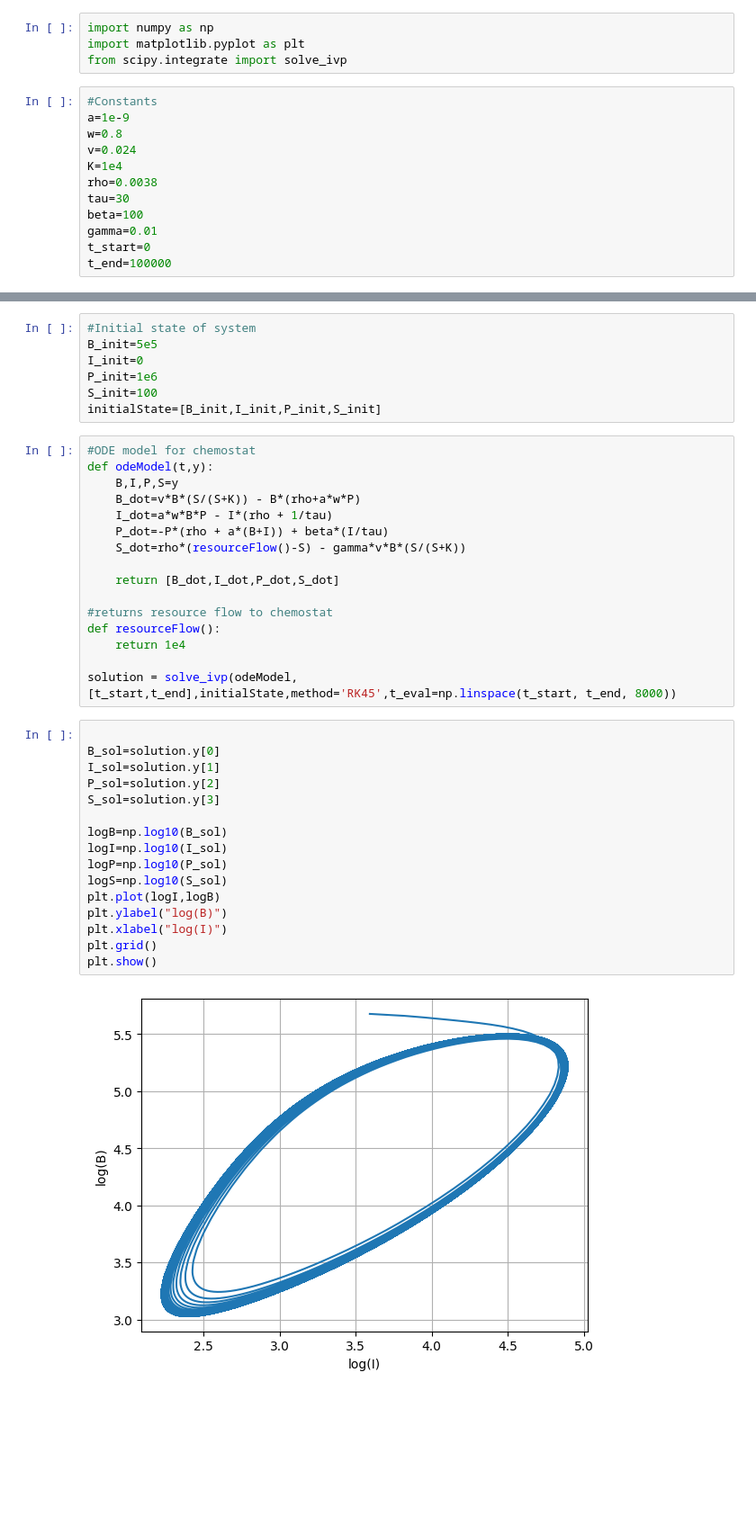
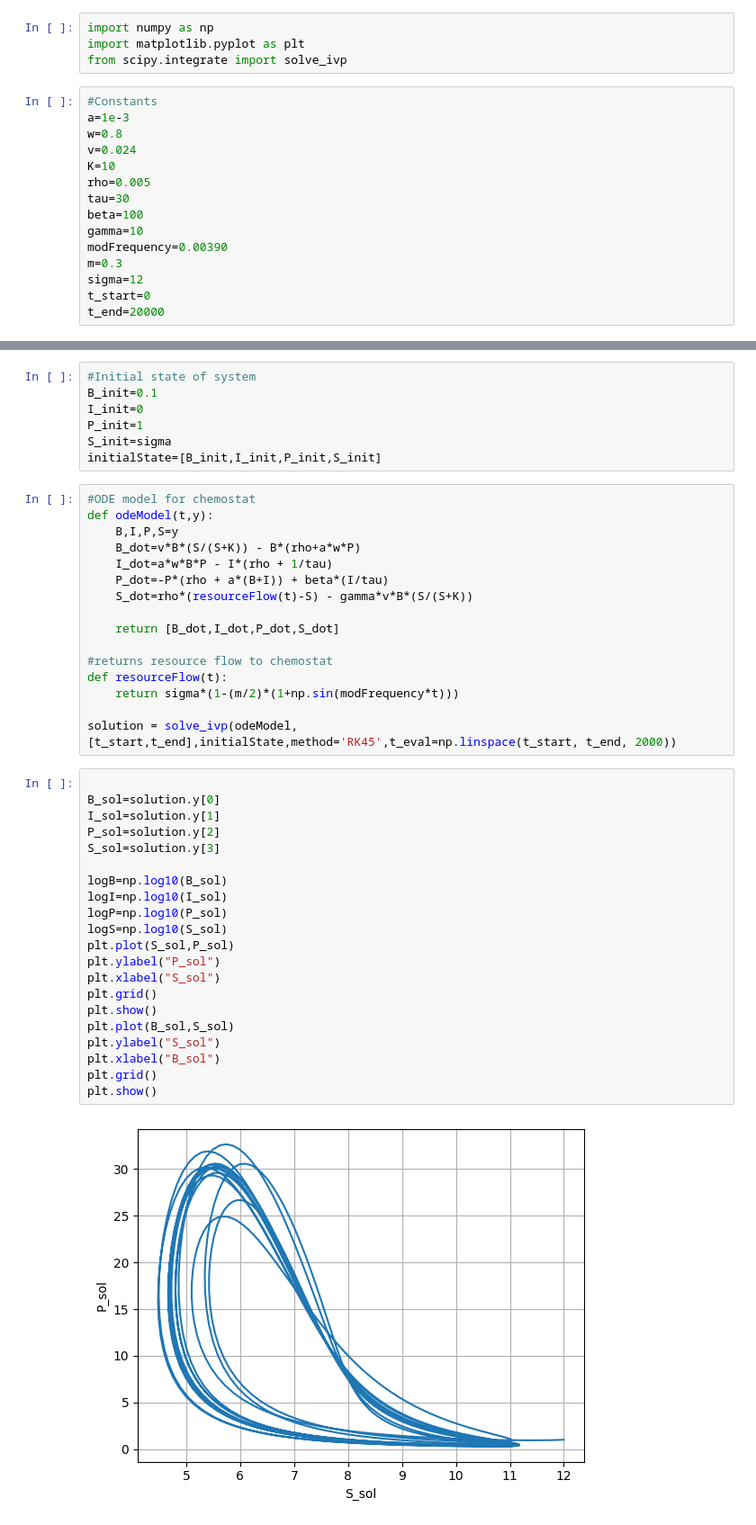
Before and after one commit to FredRobs/Bacteria-and-Viruses, a Jupyter notebook: FirstPaper2.ipynb, the cells around one changed output, grey strips where cells are left out. Shown at 90% size. Cells and saved outputs as stored; diff of their text form; blank space fills up the shorter version.

```diff
--- a/FirstPaper2.ipynb
+++ b/FirstPaper2.ipynb
@@ -4,13 +4,16 @@ import matplotlib.pyplot as plt
 from scipy.integrate import solve_ivp
 # %%
 #Constants
-a=1e-9
+a=1e-3
 w=0.8
 v=0.024
-K=1e4
-rho=0.0038
+K=10
+rho=0.005
 tau=30
 beta=100
-gamma=0.01
+gamma=10
+modFrequency=0.00390
+m=0.3
+sigma=12
 t_start=0
-t_end=100000
+t_end=20000
@@ -17,9 +23,9 @@ t_end=100000
 # %%
 #Initial state of system
-B_init=5e5
+B_init=0.1
 I_init=0
-P_init=1e6
-S_init=100
+P_init=1
+S_init=sigma
 initialState=[B_init,I_init,P_init,S_init]
 # %%
 #ODE model for chemostat
@@ -28,30 +34,35 @@ def odeModel(t,y):
     B_dot=v*B*(S/(S+K)) - B*(rho+a*w*P)
     I_dot=a*w*B*P - I*(rho + 1/tau)
     P_dot=-P*(rho + a*(B+I)) + beta*(I/tau)
-    S_dot=rho*(resourceFlow()-S) - gamma*v*B*(S/(S+K))
+    S_dot=rho*(resourceFlow(t)-S) - gamma*v*B*(S/(S+K))
 
     return [B_dot,I_dot,P_dot,S_dot]
 
 #returns resource flow to chemostat
-def resourceFlow():
-    return 1e4
+def resourceFlow(t):
+    return sigma*(1-(m/2)*(1+np.sin(modFrequency*t)))
 
-solution = solve_ivp(odeModel,[t_start,t_end],initialState,method='RK45',t_eval=np.linspace(t_start, t_end, 8000))
+solution = solve_ivp(odeModel,[t_start,t_end],initialState,method='RK45',t_eval=np.linspace(t_start, t_end, 2000))
 # %%
 
 B_sol=solution.y[0]
 I_sol=solution.y[1]
 P_sol=solution.y[2]
 S_sol=solution.y[3]
 
 logB=np.log10(B_sol)
 logI=np.log10(I_sol)
 logP=np.log10(P_sol)
 logS=np.log10(S_sol)
-plt.plot(logI,logB)
-plt.ylabel("log(B)")
-plt.xlabel("log(I)")
+plt.plot(S_sol,P_sol)
+plt.ylabel("P_sol")
+plt.xlabel("S_sol")
 plt.grid()
 plt.show()
+plt.plot(B_sol,S_sol)
+plt.ylabel("S_sol")
+plt.xlabel("B_sol")
+plt.grid()
+plt.show()
 # %% [output]
-[figure, old version]
+[figure, new version]
```
Also changed, not shown: parts of 3 cells of this notebook.
